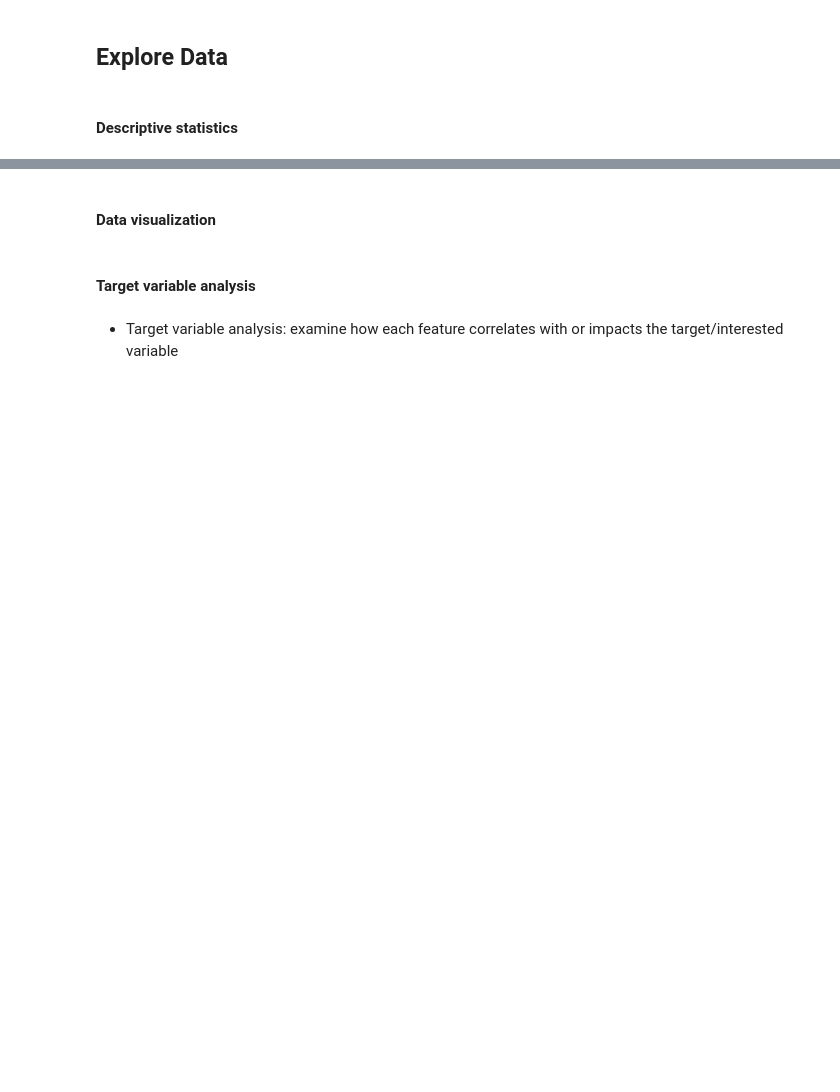
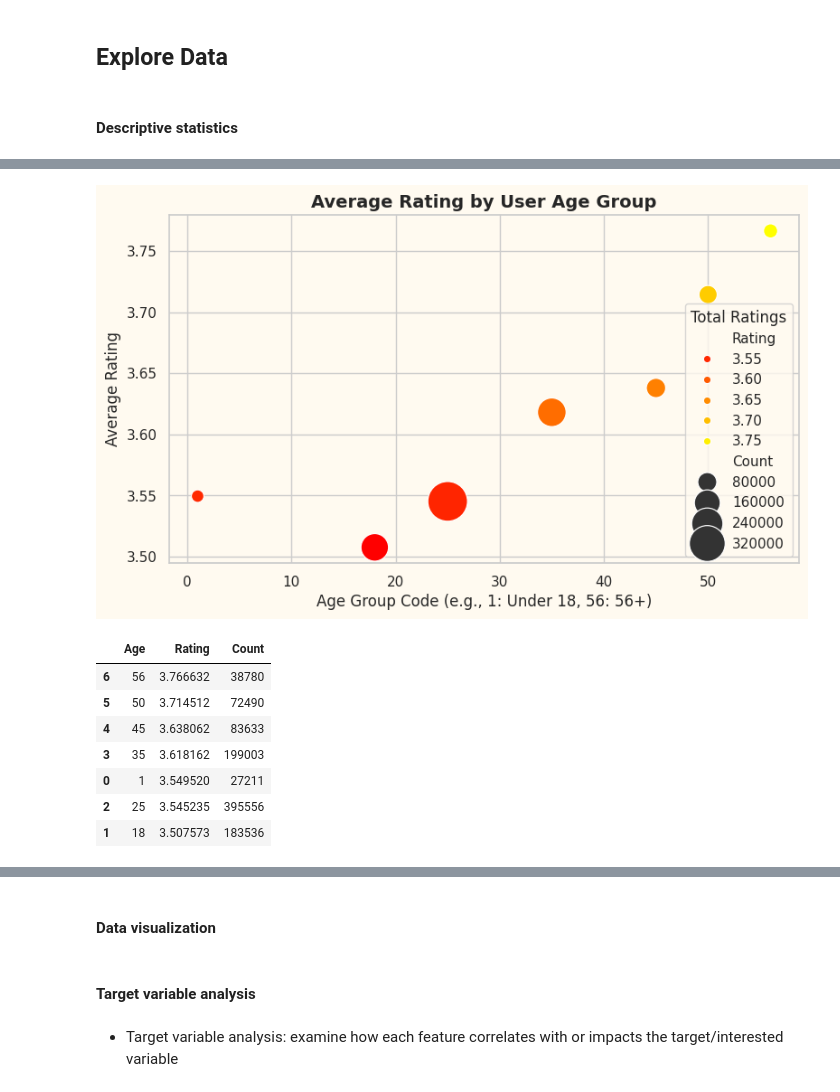
Before and after one commit to woraphonp-038-5/Project-Big-Data, a Jupyter notebook: ThaiBaan_Data_Analytics_and_Modeling.ipynb, the cells around one changed output, grey strips where cells are left out. Drawn from its saved outputs; the diff is of its cells as text; code cells hidden in the pictures; blank space fills up the shorter version.

```diff
--- a/ThaiBaan_Data_Analytics_and_Modeling.ipynb
+++ b/ThaiBaan_Data_Analytics_and_Modeling.ipynb
@@ -436,0 +895,80 @@ plt.show()
+# %%
+# ไม่แน่ใจว่าส่วนนี้จะเอาไปใช้กับ data viz ได้มั้ย
+# --- STEP 1: Ensure Data Merging for Comprehensive Analysis ---
+# ทำการ Merge ข้อมูลทั้งหมดเข้าด้วยกันเพื่อวิเคราะห์ Rating ร่วมกับทุก Features
+# (ถ้าทำแล้วในส่วนก่อนหน้านี้ให้ข้ามได้ แต่เพื่อให้โค้ดนี้ทำงานได้สมบูรณ์จึงใส่ไว้)
+full_data = ratings.merge(users, on='UserID').merge(movies, on='MovieID')
+
+# ======================================================
+# 1️⃣2️⃣ Average Rating by Age Group
+# ======================================================
+# วิเคราะห์ว่ากลุ่มอายุใดมีแนวโน้มให้คะแนนสูงหรือต่ำกว่ากลุ่มอื่น
+avg_rating_by_age = full_data.groupby('Age')['Rating'].mean().reset_index()
+# เพิ่มการนับจำนวนเรตติ้งเพื่อดูน้ำหนักของแต่ละกลุ่ม
+age_counts = full_data.groupby('Age')['Rating'].count().reset_index().rename(columns={'Rating': 'Count'})
+avg_rating_by_age = avg_rating_by_age.merge(age_counts, on='Age')
+
+plt.figure(figsize=(9, 5))
+# ใช้ขนาดของจุด (Count) เพื่อแสดงน้ำหนักของข้อมูล
+sns.scatterplot(x='Age', y='Rating', size='Count', data=avg_rating_by_age,
+                palette='autumn', sizes=(100, 1000), hue='Rating')
+plt.title('Average Rating by User Age Group')
+plt.xlabel('Age Group Code (e.g., 1: Under 18, 56: 56+)')
+plt.ylabel('Average Rating')
+plt.legend(title="Total Ratings", loc="lower right")
+plt.show()
+display(avg_rating_by_age.sort_values('Rating', ascending=False))
+
+# ======================================================
+# 1️⃣3️⃣ Average Rating by Occupation
+# ======================================================
+# วิเคราะห์ว่าอาชีพใดมีแนวโน้มให้คะแนนต่างจากอาชีพอื่น
+avg_rating_by_occ = full_data.groupby('Occupation')['Rating'].agg(['count', 'mean']).reset_index()
+avg_rating_by_occ = avg_rating_by_occ.sort_values('mean', ascending=False)
+
+plt.figure(figsize=(10, 7))
+# ใช้ Barplot เพื่อเปรียบเทียบค่าเฉลี่ย และใช้ Hue/Color เพื่อสื่อถึงจำนวน
+sns.barplot(x='mean', y='Occupation', data=avg_rating_by_occ, palette='autumn', hue='count', dodge=False)
+plt.title('Average Rating by User Occupation ID')
+plt.xlabel('Average Rating')
+plt.ylabel('Occupation ID')
+plt.legend(title='Total Ratings', loc='lower right')
+plt.show()
+display(avg_rating_by_occ.rename(columns={'count': 'Total Ratings', 'mean': 'Average Rating'}))
+
+# ======================================================
+# 1️⃣4️⃣ Average Rating by Movie Genre
+# ======================================================
+# วิเคราะห์ว่าภาพยนตร์แนวไหนที่ได้คะแนนเฉลี่ยสูงที่สุด
+# เนื่องจาก Genres เป็นข้อความที่มีหลายแนวคั่นด้วย '|' จึงต้องแยกออกมาก่อน
+
+# Step A: Split Genres and Explode
+genre_data = full_data[['MovieID', 'Rating', 'Genres']].drop_duplicates(subset=['MovieID', 'Rating']).copy()
+genre_data['Genre'] = genre_data['Genres'].str.split('|')
+genre_ratings = genre_data.explode('Genre')
+
+# Step B: Calculate Avg Rating per Genre
+avg_rating_by_genre = genre_ratings.groupby('Genre')['Rating'].agg(['count', 'mean']).reset_index()
+# กรองแนวหนังที่มีจำนวนเรตติ้งน้อยกว่า 1000 ออก (Optional: เพื่อความน่าเชื่อถือ)
+avg_rating_by_genre = avg_rating_by_genre[avg_rating_by_genre['count'] > 1000].sort_values('mean', ascending=False)
+
+# Step C: Visualization
+plt.figure(figsize=(10, 7))
+sns.barplot(x='mean', y='Genre', data=avg_rating_by_genre, palette='autumn', hue='count', dodge=False)
+plt.title('Average Rating by Movie Genre')
+plt.xlabel('Average Rating')
+plt.ylabel('Genre')
+plt.legend(title='Total Ratings', loc='lower right')
+plt.show()
+
+display(avg_rating_by_genre.rename(columns={'count': 'Total Ratings', 'mean': 'Average Rating'}))
+# %% [output]
+[figure, added]
+|  | Age | Rating | Count |
+| 6 | 56 | 3.766632 | 38780 |
+| 5 | 50 | 3.714512 | 72490 |
+| 4 | 45 | 3.638062 | 83633 |
+| 3 | 35 | 3.618162 | 199003 |
+| 0 | 1 | 3.549520 | 27211 |
+| 2 | 25 | 3.545235 | 395556 |
+| 1 | 18 | 3.507573 | 183536 |
```
Also changed, not shown: parts of 24 cells of this notebook.
